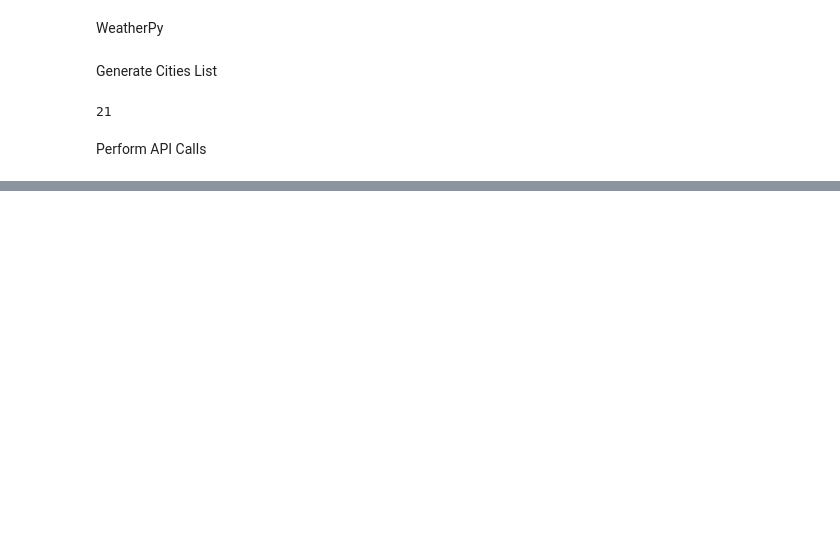
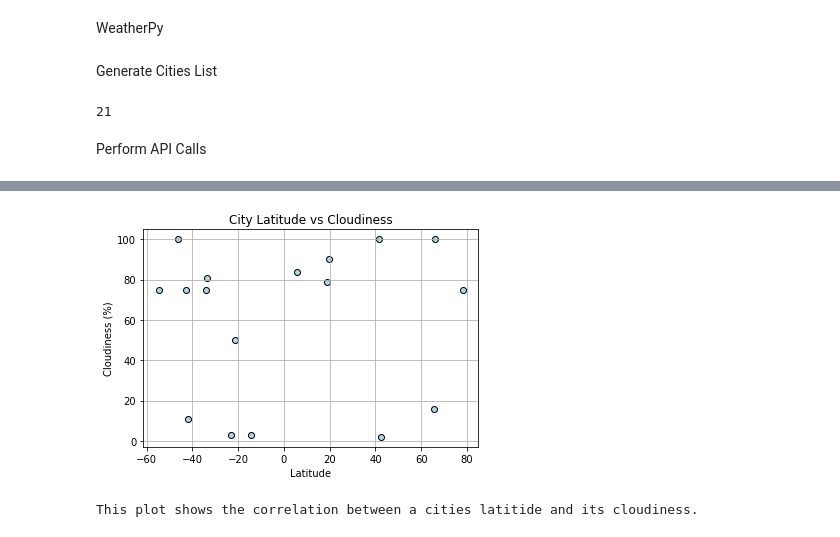
Before and after one commit to sissa81/python-api-challenge, a Jupyter notebook: WeatherPy/WeatherPy.ipynb, the cells around one changed output, grey strips where cells are left out. Cells and saved outputs as stored; diff of their text form; code cells hidden in the pictures; blank space fills up the shorter version.

```diff
--- a/WeatherPy/WeatherPy.ipynb
+++ b/WeatherPy/WeatherPy.ipynb
@@ -156,0 +218,12 @@ new_df.head()
+# %%
+# Create plot for Latitude vs Cloudiness
+plt.title("City Latitude vs Cloudiness")
+plt.xlabel("Latitude")
+plt.ylabel("Cloudiness (%)")
+plt.scatter(cities_df["Latitude"], cities_df["Cloudiness"], marker="o", facecolors="lightblue", edgecolors="black")
+plt.grid()
+plt.show()
+print("This plot shows the correlation between a cities latitide and its cloudiness.")
+# %% [output]
+[figure, added]
+This plot shows the correlation between a cities latitide and its cloudiness.
```
Also changed, not shown: parts of 21 cells of this notebook, 1 other file.
